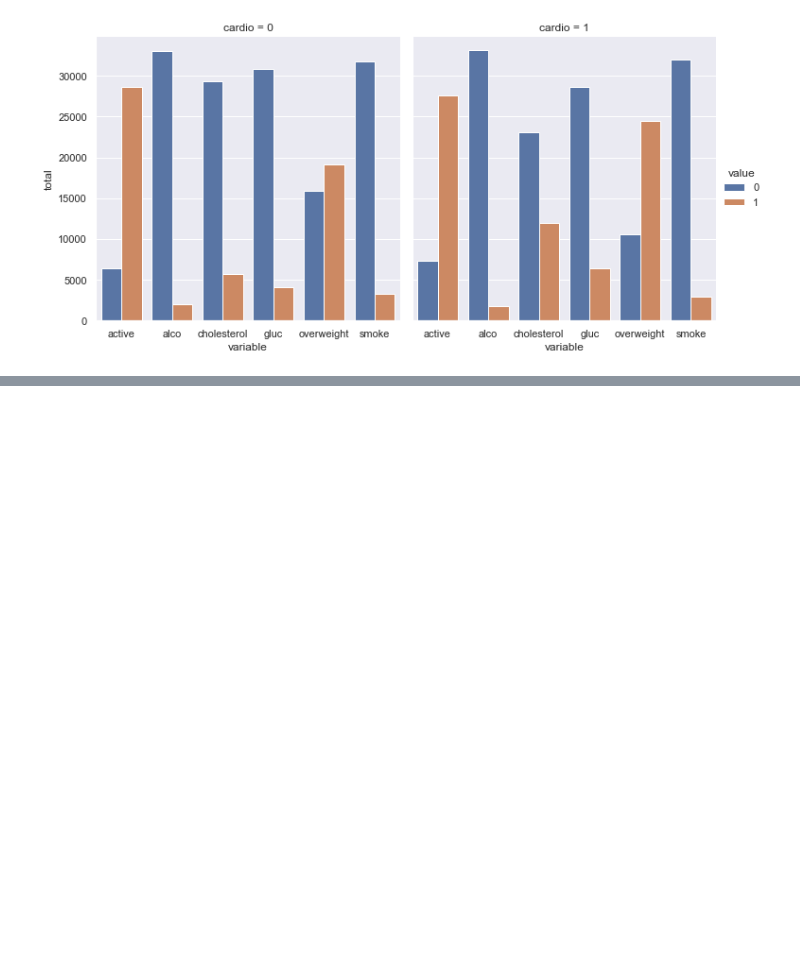
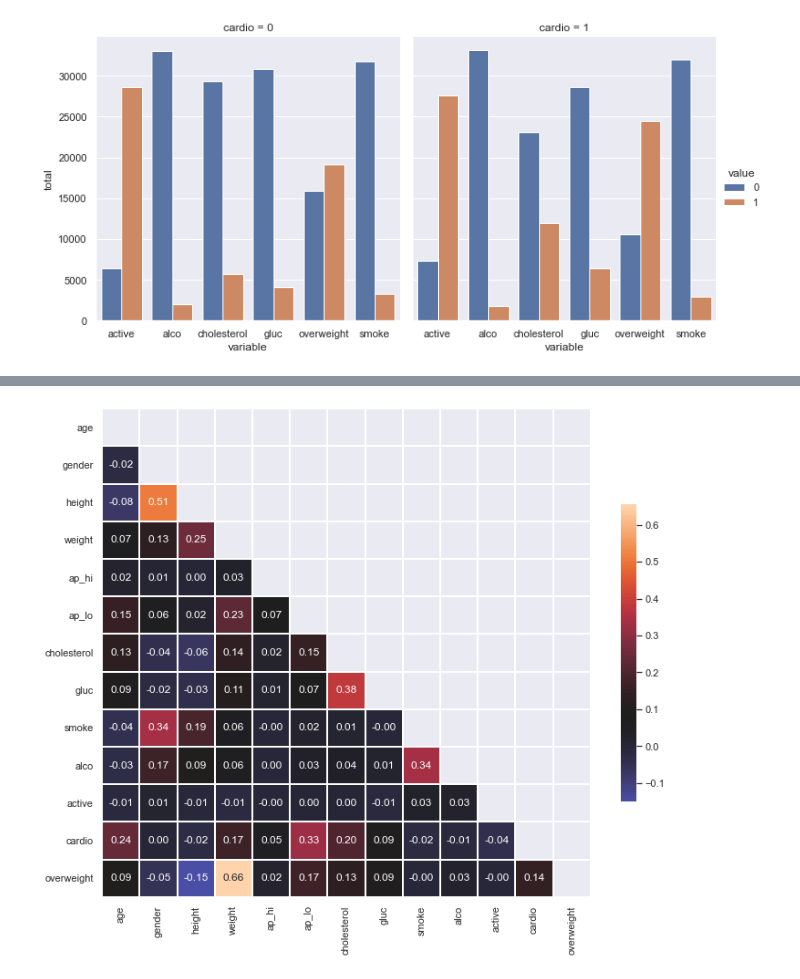
Before and after one commit to ecoplayer/sandbox, a Jupyter notebook: Medical_data_Visualization.ipynb, the cells around one changed output, grey strips where cells are left out. Drawn from its saved outputs; the diff is of its cells as text; code cells hidden in the pictures; blank space fills up the shorter version.

```diff
--- a/Medical_data_Visualization.ipynb
+++ b/Medical_data_Visualization.ipynb
@@ -116,0 +123,9 @@ fig =sns.catplot(x="variable",y="total",data=df_2,hue="value",kind="bar", col =
+# %%
+df_heat=df[
+    (df['ap_lo'] <= df['ap_hi']) &
+    (df['height'] >= df['height'].quantile(0.025)) &
+    (df['height'] <= df['height'].quantile(0.975)) &
+    (df['weight'] >= df['weight'].quantile(0.025)) &
+    (df['weight'] <= df['weight'].quantile(0.975))
+]
+df_heat
@@ -116,0 +147,4 @@ fig =sns.catplot(x="variable",y="total",data=df_2,hue="value",kind="bar", col =
+# %%
+#correlation matrix using the dataset. Plot the correlation matrix using seaborn's heatmap(). Mask the upper triangle
+corr= df_heat.corr ()
+corr
@@ -116,0 +166,7 @@ fig =sns.catplot(x="variable",y="total",data=df_2,hue="value",kind="bar", col =
+# %%
+mask = np.triu(corr)
+fig, ax = plt.subplots(figsize=(12,12))
+sns.heatmap(corr, linewidths=1, annot =True,square=True, mask= mask, fmt=".2f", center=0.08, cbar_kws ={"shrink":0.5} )
+fig.savefig("heatmap.png")
+# %% [output]
+[figure, added]
```
Also changed, not shown: parts of 6 cells of this notebook.
